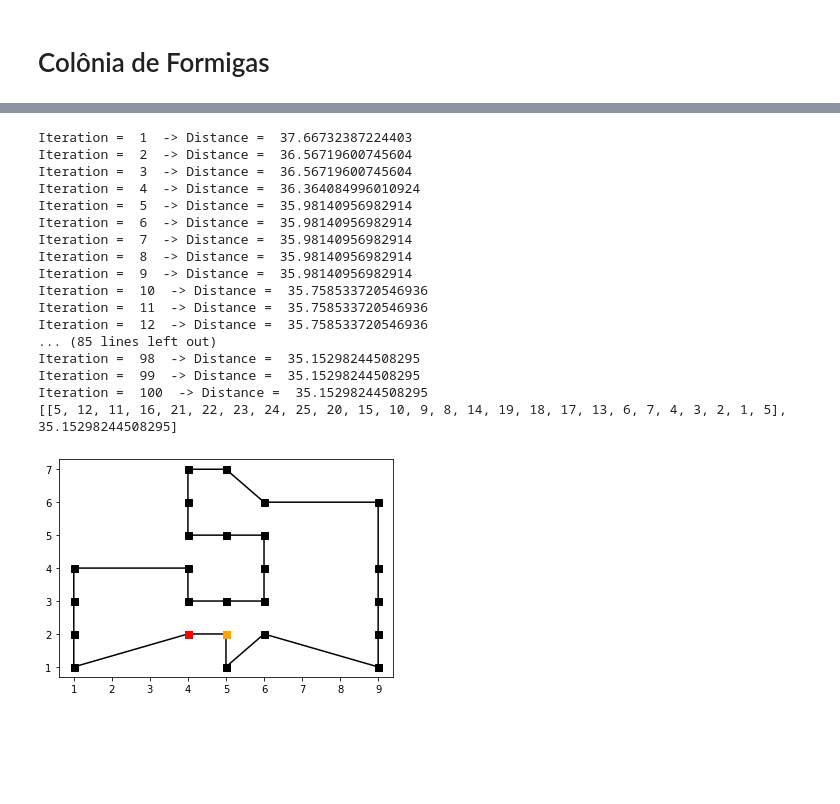
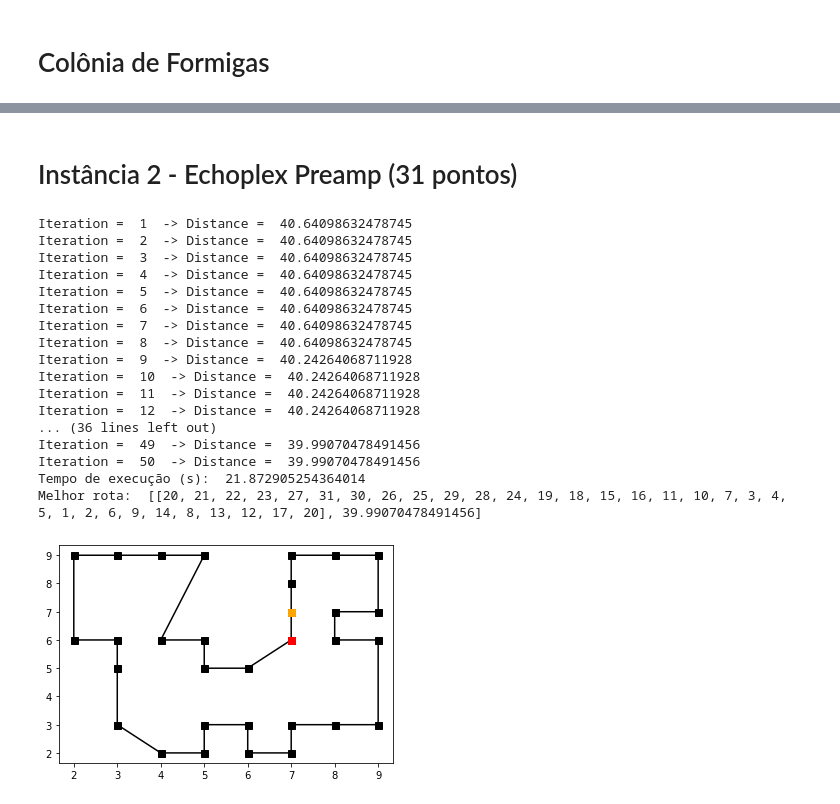
Before and after one commit to julianovale/PO240_Meta_heuristica, a Jupyter notebook: PO240_TrabalhoFinal.ipynb, the cells around one changed output, grey strips where cells are left out. Saved outputs shown, nothing was run; the diff lists cells and outputs as text; code cells hidden in the pictures; blank space fills up the shorter version.

```diff
--- a/PO240_TrabalhoFinal.ipynb
+++ b/PO240_TrabalhoFinal.ipynb
@@ -3,12 +3,27 @@
 # %% [markdown]
 # Colônia de Formigas
 # %%
+############################################################################
+
+# Created by: Prof. Valdecy Pereira, D.Sc.
+# UFF - Universidade Federal Fluminense (Brazil)
+# email:  valdecy.pereira@gmail.com
+# Course: Metaheuristics
+# Lesson: Ant Colony Optimization
+
+# Citation:
+# PEREIRA, V. (2018). Project: Metaheuristic-Ant_Colony_Optimization, File: Python-MH-Ant Colony Optimization.py, GitHub repository: <https://github.com/Valdecy/Metaheuristic-Ant_Colony_Optimization>
+
+############################################################################
+
+
 import pandas as pd
 import random
 import numpy  as np
 import copy
 import os
 from matplotlib import pyplot as plt
+import time
 
 # Function: Tour Distance
 def distance_calc(Xdata, city_tour):
@@ -189,15 +204,20 @@ def ants_path(Xdata, h, thau, alpha, beta, full_list, ants):
 
 # ACO Function
 def ant_colony_optimization(Xdata, ants = 5, iterations = 50, alpha = 1, beta = 2, decay = 0.05):
+    inicio = time.time()
     count       = 0
     best_route  = []
     full_list   = list(range(1, Xdata.shape[0] + 1))
     distance    = np.sum(Xdata.sum())
     h           = attractiveness(Xdata)
     thau        = np.ones((Xdata.shape[0], Xdata.shape[0]))
+    eixox = []
+    eixoy = []
     while (count <= iterations):
         if (count > 0):
             print("Iteration = ", count, " -> Distance = ", best_route[1])
+            eixox.append(count)
+            eixoy.append(best_route[1])
         city_list, path_distance, thau = ants_path(Xdata, h, thau, alpha, beta, full_list, ants)
         thau = thau*(1 - decay)
         if (distance > path_distance):
@@ -205,5 +225,8 @@ def ant_colony_optimization(Xdata, ants = 5, iterations = 50, alpha = 1, beta =
             best_route.append(path_distance)
             distance = best_route[1]
         count = count + 1
-    print(best_route)
-    return  best_route
+
+    fim = time.time()
+    print("Tempo de execução (s): ", fim - inicio)
+    print("Melhor rota: ", best_route)
+    return  best_route, eixox, eixoy
@@ -214,29 +477,31 @@ def ant_colony_optimization(Xdata, ants = 5, iterations = 50, alpha = 1, beta =
+# %% [markdown]
+# Instância 2 - Echoplex Preamp (31 pontos)
 # %%
-url = 'https://raw.githubusercontent.com/julianovale/PO240_Meta_heuristica/main/TrabalhoFinal/VoxTrebleBosster.txt'
+url = 'https://raw.githubusercontent.com/julianovale/PO240_Meta_heuristica/main/TrabalhoFinal/EchoplexPreamp.txt'
 df = pd.read_csv(url)
 Y = df.values
 
 X = buid_distance_matrix(Y)
 
-aco = ant_colony_optimization(X, ants = 4, iterations = 100, alpha = 1, beta = 2, decay = 0.10)
+aco = ant_colony_optimization(X, ants = 4, iterations = 50, alpha = 1, beta = 2, decay = 0.10)
 
 plot_tour_coordinates(Y, aco)
 # %% [output]
-Iteration =  1  -> Distance =  37.66732387224403
-Iteration =  2  -> Distance =  36.56719600745604
-Iteration =  3  -> Distance =  36.56719600745604
-Iteration =  4  -> Distance =  36.364084996010924
-Iteration =  5  -> Distance =  35.98140956982914
-Iteration =  6  -> Distance =  35.98140956982914
-Iteration =  7  -> Distance =  35.98140956982914
-Iteration =  8  -> Distance =  35.98140956982914
-Iteration =  9  -> Distance =  35.98140956982914
-Iteration =  10  -> Distance =  35.758533720546936
-Iteration =  11  -> Distance =  35.758533720546936
-Iteration =  12  -> Distance =  35.758533720546936
-... (85 lines left out)
-Iteration =  98  -> Distance =  35.15298244508295
-Iteration =  99  -> Distance =  35.15298244508295
-Iteration =  100  -> Distance =  35.15298244508295
-[[5, 12, 11, 16, 21, 22, 23, 24, 25, 20, 15, 10, 9, 8, 14, 19, 18, 17, 13, 6, 7, 4, 3, 2, 1, 5], 35.15298244508295]
+Iteration =  1  -> Distance =  40.64098632478745
+Iteration =  2  -> Distance =  40.64098632478745
+Iteration =  3  -> Distance =  40.64098632478745
+Iteration =  4  -> Distance =  40.64098632478745
+Iteration =  5  -> Distance =  40.64098632478745
+Iteration =  6  -> Distance =  40.64098632478745
+Iteration =  7  -> Distance =  40.64098632478745
+Iteration =  8  -> Distance =  40.64098632478745
+Iteration =  9  -> Distance =  40.24264068711928
+Iteration =  10  -> Distance =  40.24264068711928
+Iteration =  11  -> Distance =  40.24264068711928
+Iteration =  12  -> Distance =  40.24264068711928
+... (36 lines left out)
+Iteration =  49  -> Distance =  39.99070478491456
+Iteration =  50  -> Distance =  39.99070478491456
+Tempo de execução (s):  21.872905254364014
+Melhor rota:  [[20, 21, 22, 23, 27, 31, 30, 26, 25, 29, 28, 24, 19, 18, 15, 16, 11, 10, 7, 3, 4, 5, 1, 2, 6, 9, 14, 8, 13, 12, 17, 20], 39.99070478491456]
-[figure, old version]
+[figure, new version]
```
Also changed, not shown: parts of 11 cells of this notebook.
